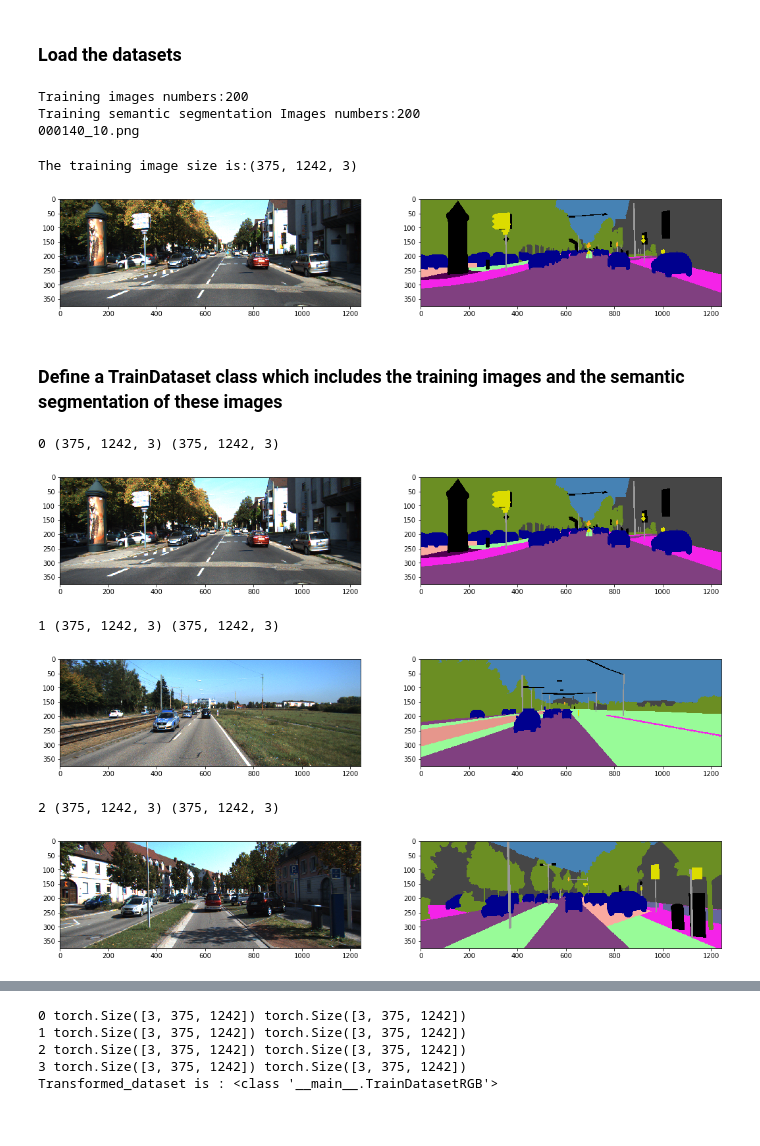
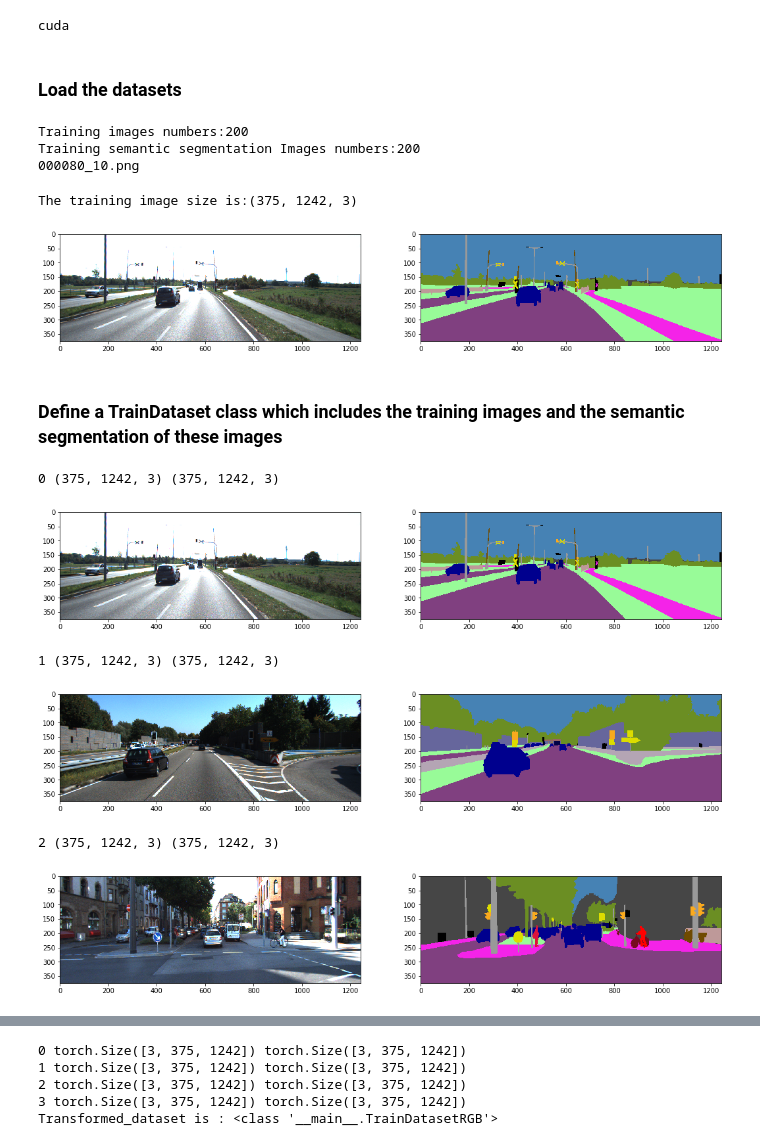
Before and after one commit to xysong1201/MRIImage_segmentation, a Jupyter notebook: Unet.ipynb, the cells around one changed output, grey strips where cells are left out. Saved outputs shown, nothing was run; the diff lists cells and outputs as text; code cells hidden in the pictures.

```diff
--- a/Unet.ipynb
+++ b/Unet.ipynb
@@ -9,12 +9,21 @@ import utils_xy
 from torchvision import transforms, utils
 import torch
 import torch.nn.functional as F
+# %%
+gpu_id = 1
+os.environ["CUDA_DEVICE_ORDER"] = "PCI_BUS_ID"
+os.environ["CUDA_VISIBLE_DEVICES"] = str(gpu_id)
+
+device = torch.device('cuda')
+print (device)
+# %% [output]
+cuda
 # %% [markdown]
 ### Load the datasets
 # %%
 # load the training images and the semantic segmentation image
-trainimage_path = '/Users/xiaoyu/data_semantics/training/image_2/'
-trainsemantic_path = '/Users/xiaoyu/data_semantics/training/semantic_rgb/'
+trainimage_path = '/home/xiaoyu/data_semantics/training/image_2/'
+trainsemantic_path = '/home/xiaoyu/data_semantics/training/semantic_rgb/'
 
 trainimages = os.listdir(trainimage_path)
 trainsemantic = os.listdir(trainsemantic_path)
@@ -25,6 +34,6 @@ print(image_ex)
 # %% [output]
 Training images numbers:200
 Training semantic segmentation Images numbers:200
-000140_10.png
+000080_10.png
 # %%
 # image size
@@ -34,23 +43,23 @@ The training image size is:(375, 1242, 3)
 # %%
 def show_semantic(image, semantic):
     """
     Show images with semantic segmentation
     Args:
         image(numpyarray): The training image
         semantic(numpyarray): The traing image semantic segmentation
     """
     plt.figure(figsize=(18, 3))
     plt.subplot(1,2,1)
     plt.imshow(image, aspect='auto')
     plt.subplot(1,2,2)
     plt.imshow(semantic, aspect='auto')
     plt.show()
 
 # test the function
 
-show_semantic(io.imread(os.path.join('/Users/xiaoyu/data_semantics/training/image_2/',image_ex)), io.imread(os.path.join('/Users/xiaoyu/data_semantics/training/semantic_rgb/',image_ex)))
+show_semantic(io.imread(os.path.join('/home/xiaoyu/data_semantics/training/image_2',image_ex)), io.imread(os.path.join('/home/xiaoyu/data_semantics/training/semantic_rgb/',image_ex)))
 # %% [output]
-[figure, old version]
+[figure, new version]
 # %% [markdown]
 ### Define a TrainDataset class which includes the training images and the semantic segmentation of these images
 # %%
@@ -81,8 +90,8 @@ class TrainDatasetRGB(Dataset):
             sample = self.transform(sample)
         return sample
 # %%
-train_data = TrainDatasetRGB(train_dir='/Users/xiaoyu/data_semantics/training/image_2/',
-                                semantic_dir ='/Users/xiaoyu/data_semantics/training/semantic_rgb/')
+train_data = TrainDatasetRGB(train_dir='/home/xiaoyu/data_semantics/training/image_2/',
+                                semantic_dir ='/home/xiaoyu/data_semantics/training/semantic_rgb/')
 
 for i in range(len(train_data)):
     sample = train_data[i]
@@ -93,11 +102,11 @@ for i in range(len(train_data)):
         break
 # %% [output]
 0 (375, 1242, 3) (375, 1242, 3)
-[figure, old version]
+[figure, new version]
 1 (375, 1242, 3) (375, 1242, 3)
-[figure, old version]
+[figure, new version]
 2 (375, 1242, 3) (375, 1242, 3)
-[figure, old version]
+[figure, new version]
 # %%
 class ToTensor(object):
     """Convert ndarrays in sample (both the original image
```
Also changed, not shown: parts of 11 cells of this notebook.
